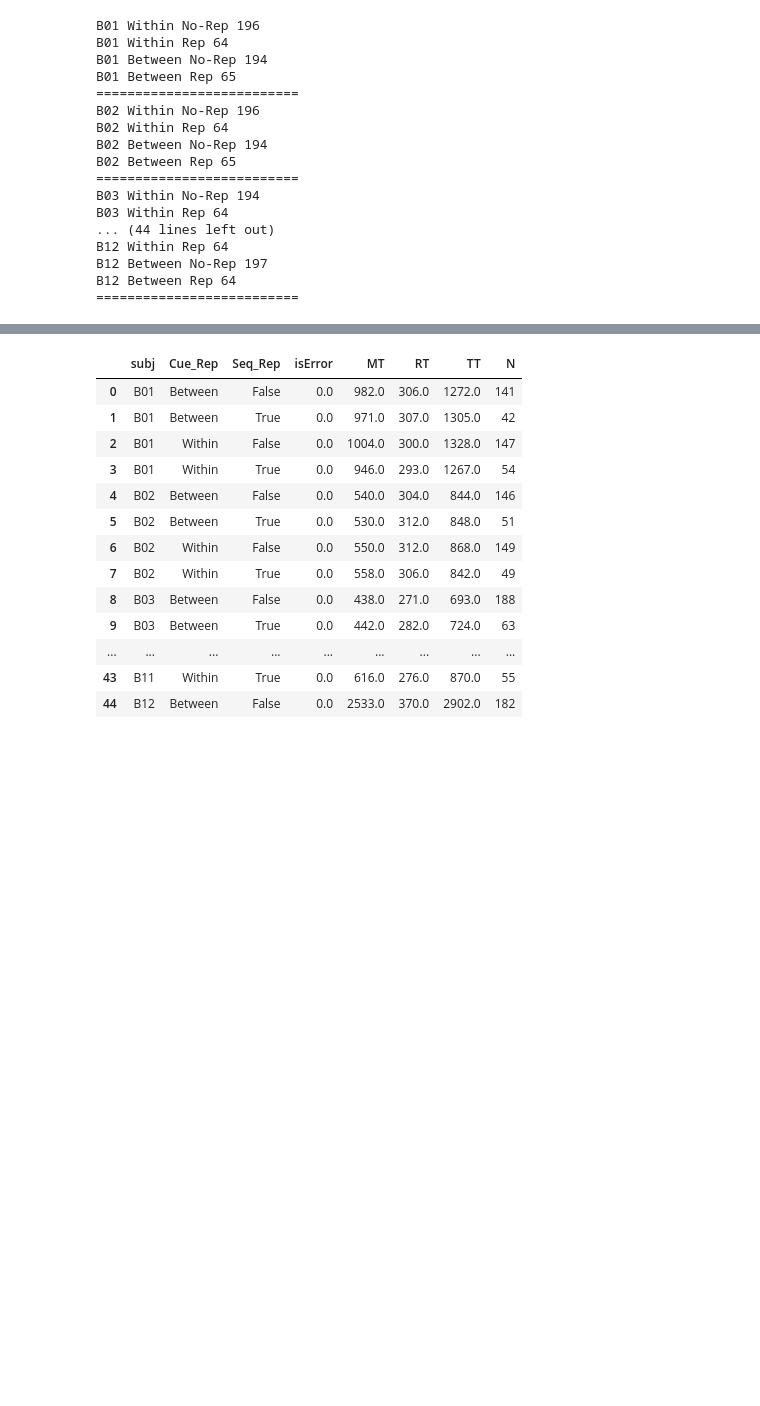
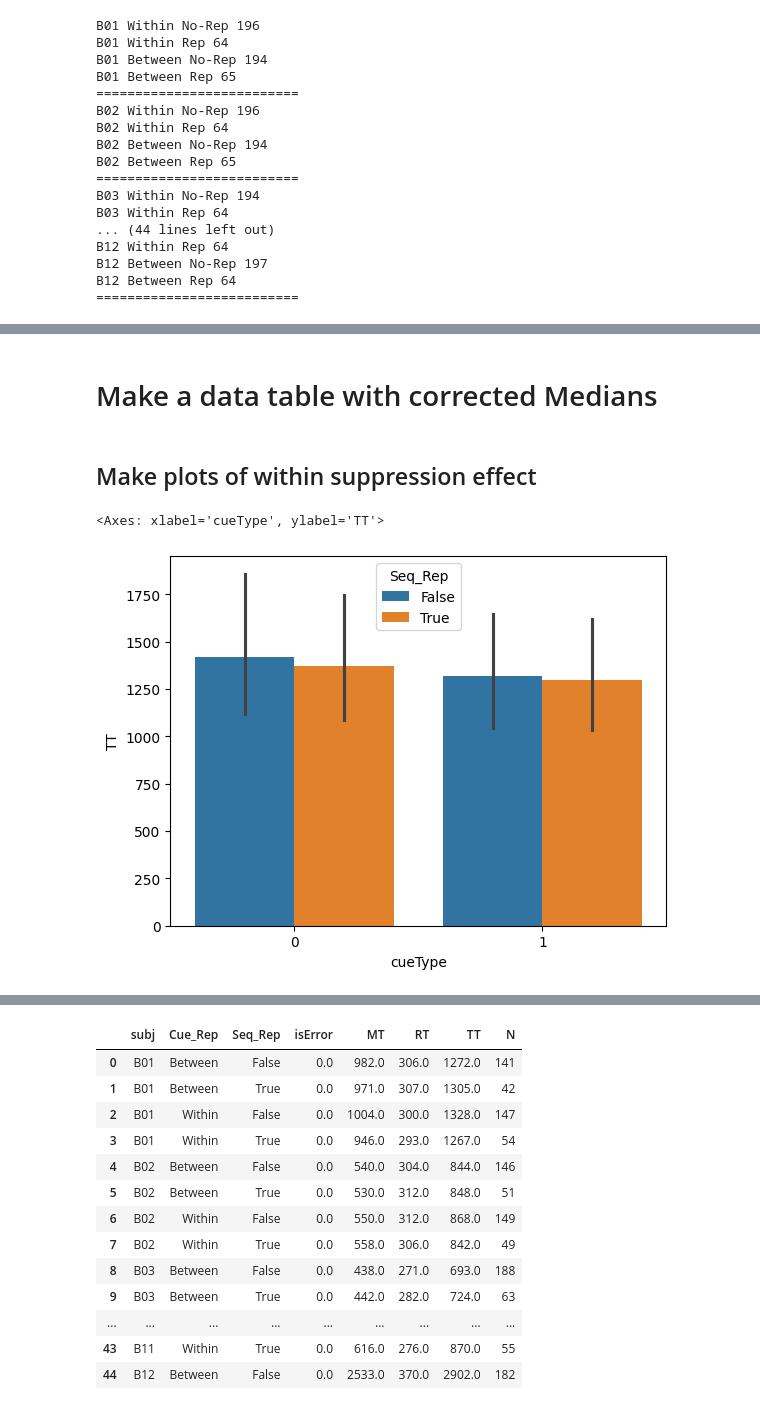
Before and after one commit to psb629/SeqSpatialSupp_fMRI, a Jupyter notebook: Notebook/behav.sslb2.ipynb, the cells around one changed output, grey strips where cells are left out. Cells and saved outputs as stored; diff of their text form; code cells hidden in the pictures; blank space fills up the shorter version.

Commit message:
Behavioral analysis

```diff
--- a/Notebook/behav.sslb2.ipynb
+++ b/Notebook/behav.sslb2.ipynb
@@ -31,3 +31,7 @@ dir_git
+# %%
+basedir = '/Volumes/diedrichsen_data$/data/SeqSpatialSupp_Behav'
+# if not os.exists(basedir):
+#     basedir =
 # %%
 dname = join(dir_git,'SeqSpatialSupp_fMRI')
 sys.path.append(dname)
@@ -233,0 +228,2 @@ dh
+# %% [markdown]
+# Make a data table with corrected Medians
@@ -233,0 +245,8 @@ dh
+# %% [markdown]
+## Make plots of within suppression effect
+# %%
+D = pd.read_csv(basedir + '/sslb2_conditions.csv')
+sns.barplot(D[D.Cue_Rep=='Within'],x='cueType',hue='Seq_Rep',y='TT')
+# %% [output]
+<Axes: xlabel='cueType', ylabel='TT'>
+[figure, added]
```
Also changed, not shown: parts of 12 cells of this notebook.
